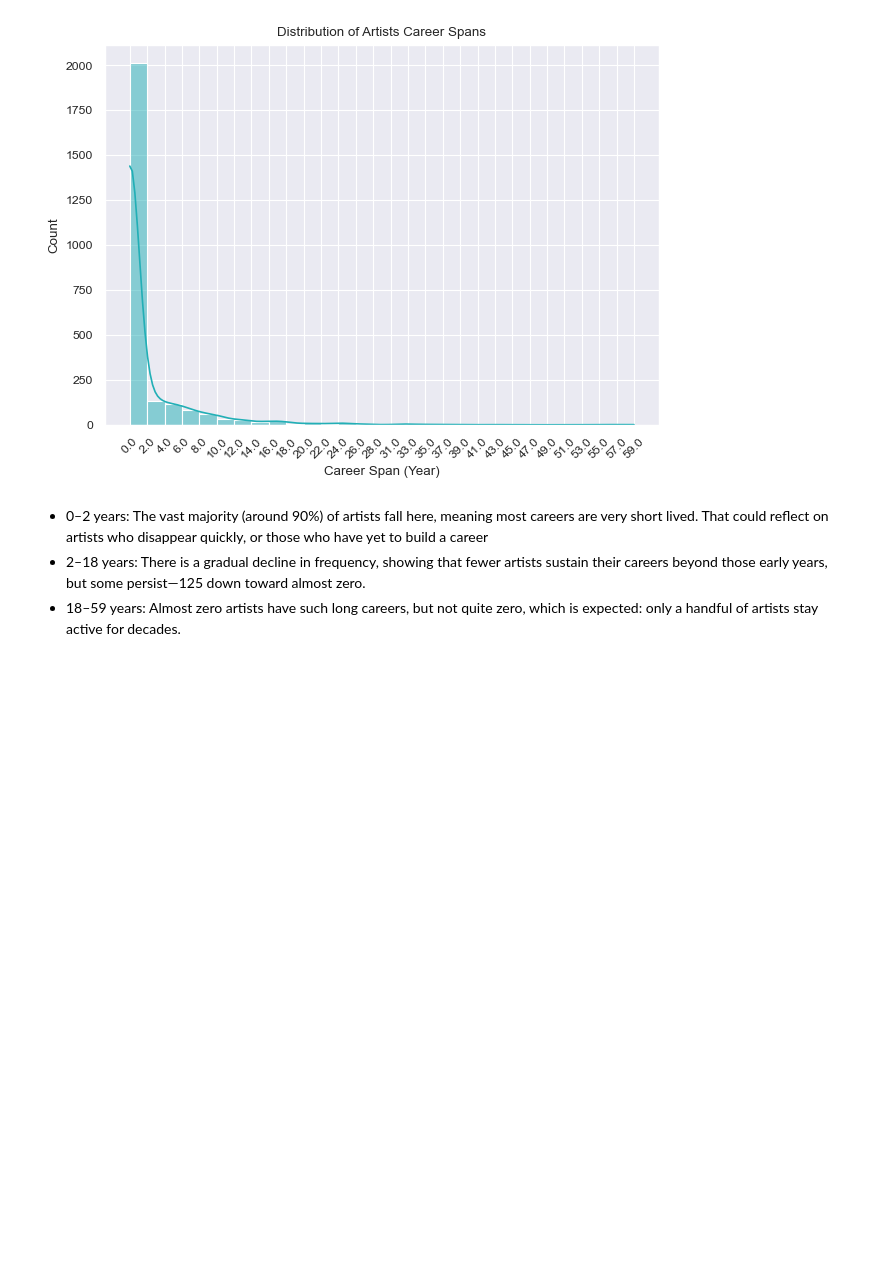
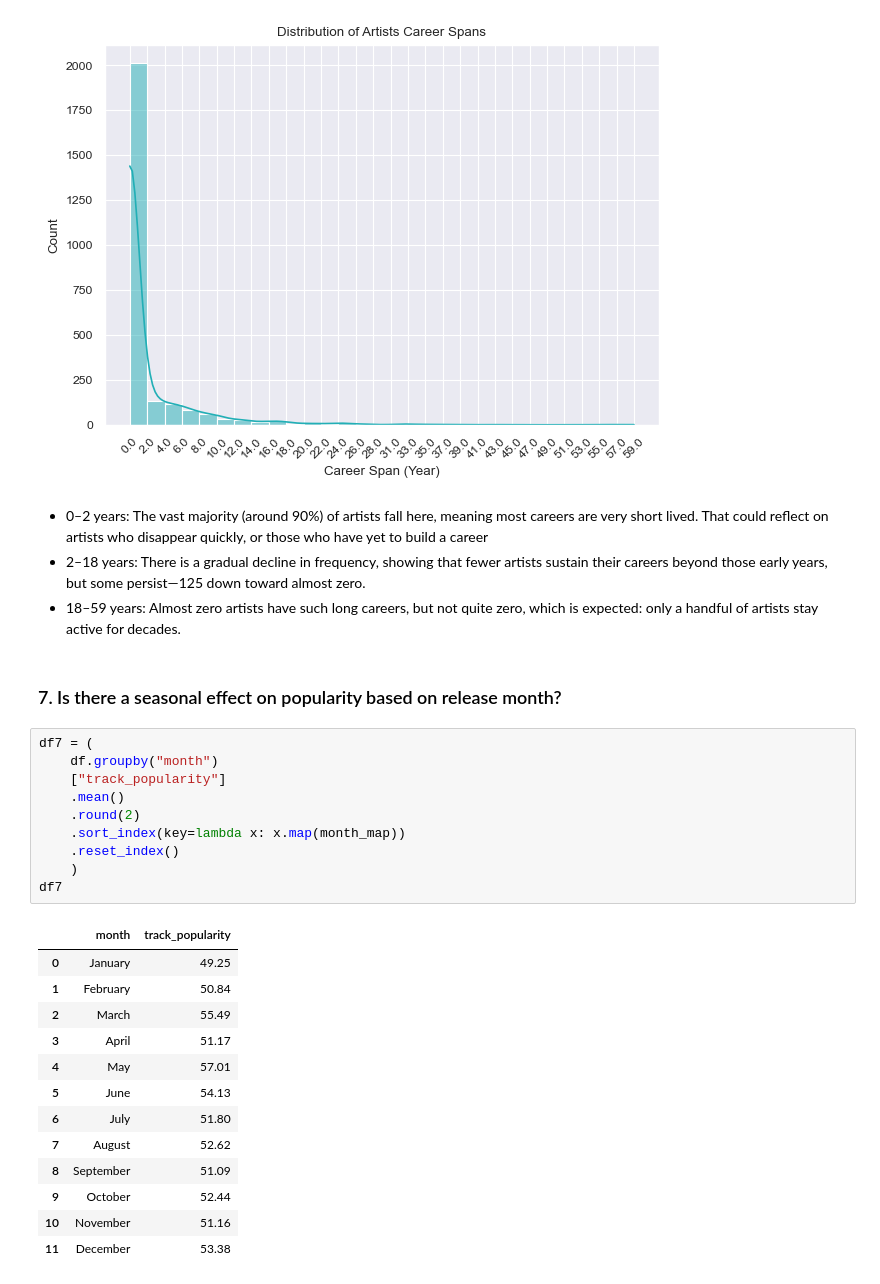
Before and after one commit to mo-chabane-tech/Data-Notebooks-And-Dashboards, a Jupyter notebook: Spotify Global Music/Notebook.ipynb, the cells around one changed output. Cells and saved outputs as stored; diff of their text form; blank space fills up the shorter version.

```diff
--- a/Spotify Global Music/Notebook.ipynb
+++ b/Spotify Global Music/Notebook.ipynb
@@ -511,3 +511,29 @@ plt.show()
 - 0–2 years: The vast majority (around 90%) of artists fall here, meaning most careers are very short lived. That could reflect on artists who disappear quickly, or those who have yet to build a career
 - 2–18 years: There is a gradual decline in frequency, showing that fewer artists sustain their careers beyond those early years, but some persist—125 down toward almost zero.
 - 18–59 years: Almost zero artists have such long careers, but not quite zero, which is expected: only a handful of artists stay active for decades.
+# %% [markdown]
+### 7. Is there a seasonal effect on popularity based on release month?
+# %%
+df7 = (
+    df.groupby("month")
+    ["track_popularity"]
+    .mean()
+    .round(2)
+    .sort_index(key=lambda x: x.map(month_map))
+    .reset_index()
+    )
+df7
+# %% [output]
+|  | month | track_popularity |
+| 0 | January | 49.25 |
+| 1 | February | 50.84 |
+| 2 | March | 55.49 |
+| 3 | April | 51.17 |
+| 4 | May | 57.01 |
+| 5 | June | 54.13 |
+| 6 | July | 51.80 |
+| 7 | August | 52.62 |
+| 8 | September | 51.09 |
+| 9 | October | 52.44 |
+| 10 | November | 51.16 |
+| 11 | December | 53.38 |
```
Also changed, not shown: parts of 2 cells of this notebook.
